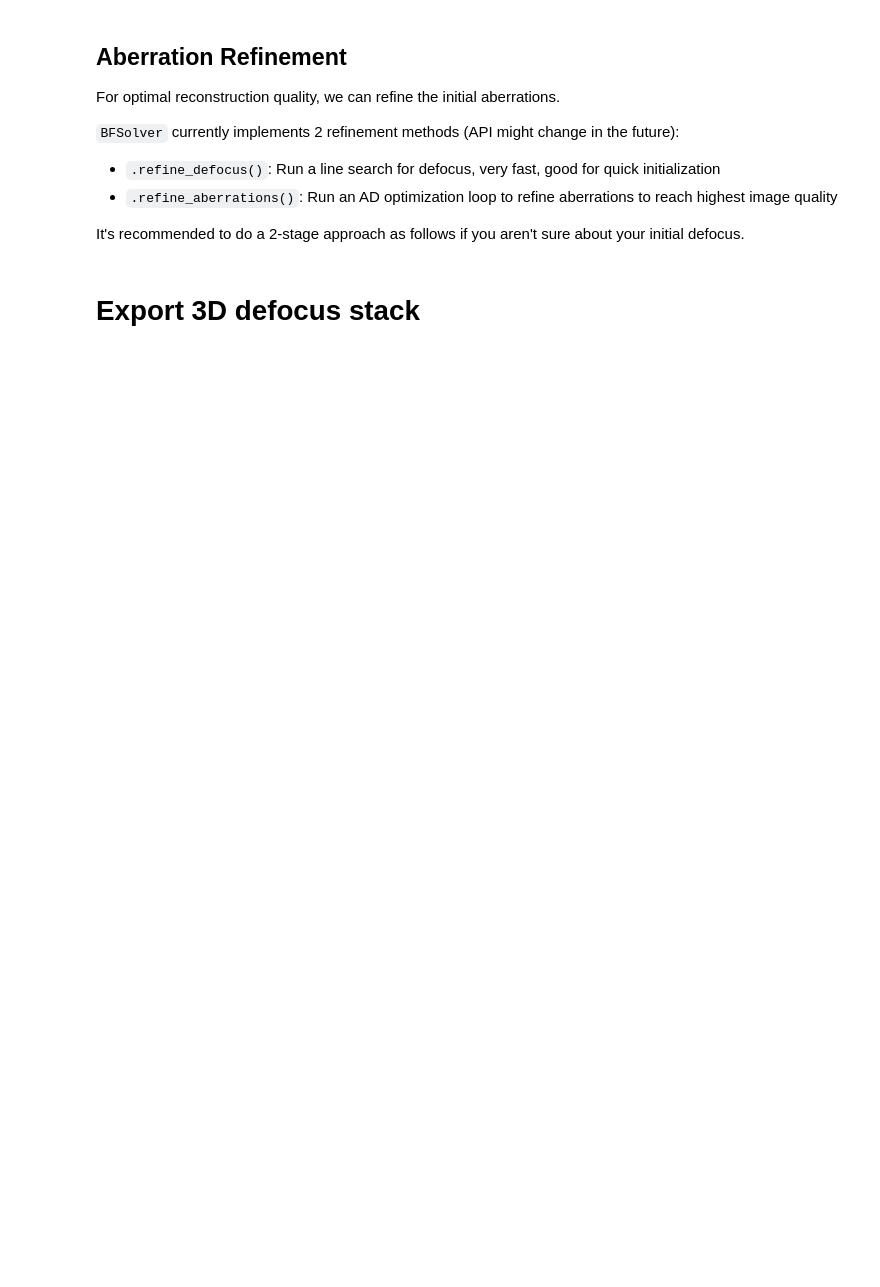
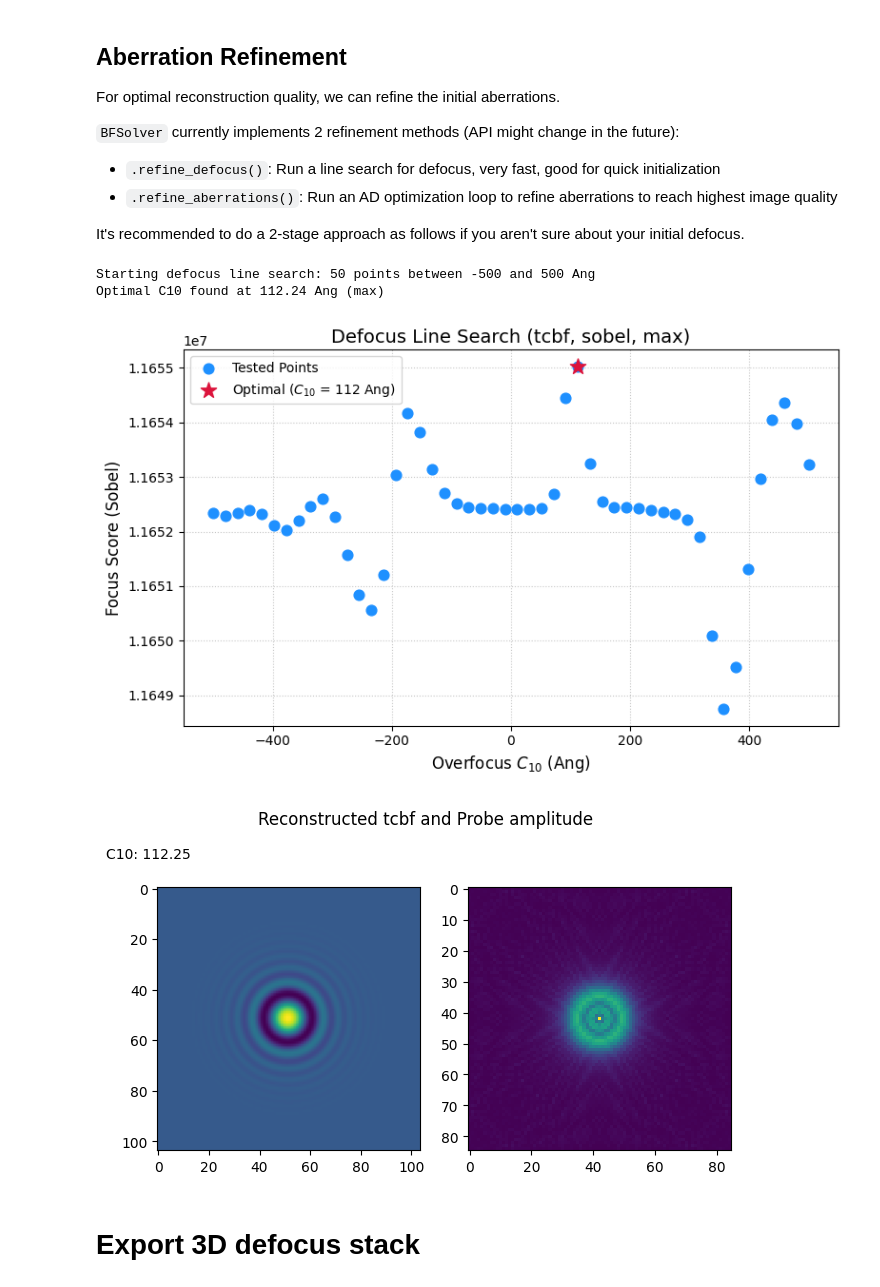
Before and after one commit to chiahao3/fast-acbf, a Jupyter notebook: get_acBF.ipynb, the cells around one changed output. Drawn from its saved outputs; the diff is of its cells as text; code cells hidden in the pictures; blank space fills up the shorter version.

```diff
--- a/get_acBF.ipynb
+++ b/get_acBF.ipynb
@@ -188,15 +249,20 @@ It's recommended to do a 2-stage approach as follows if you aren't sure about yo
 # %%
 # Apply the defocus line search and plot the refined reconstruction
 # Line searching 50 points of 681 images takes ~ 0.5 sec, plotting takes additional 0.3 sec
 # Taking 5-10 points might be good enough for rough start
-bf.refine_defocus(search_range=[-200, 200],
+bf.refine_defocus(search_range=[-500, 500],
                 num_points=50,
                 metric='sobel',
                 method='max',
                 plot_line_search=True,
                 mode='tcBF'
                 )
 bf.plot_reconstruction()
+# %% [output]
+Starting defocus line search: 50 points between -500 and 500 Ang
+Optimal C10 found at 112.24 Ang (max)
+[figure, added]
+[figure, added]
 # %%
 # Furthe apply the AD-based aberration optimization and plot the refined reconstruction
 # 1000 iterations takes 20 sec, with reasonable initial guess (and defocus line search) we may only need 50 iterations (~ 1 sec)
```
Also changed, not shown: parts of 11 cells of this notebook, 1 other file.
